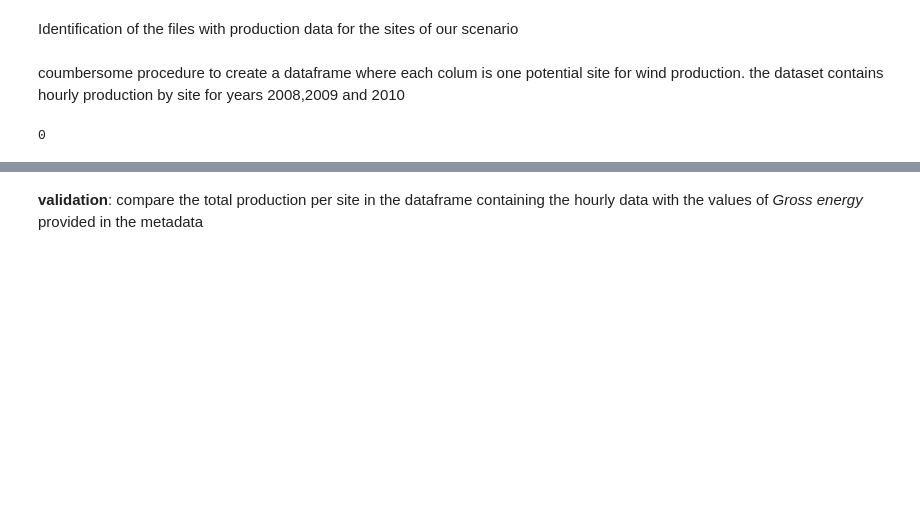
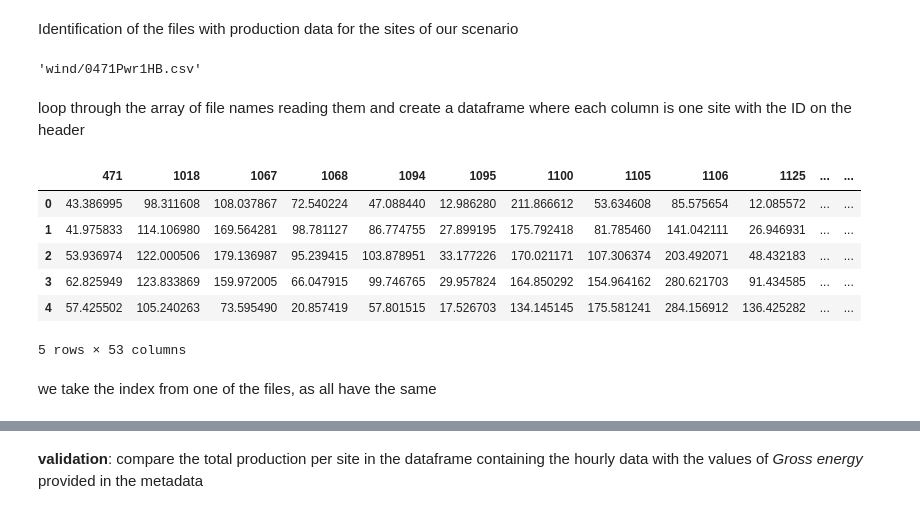
Before and after one commit to casiuncoloso/NATEM_Applied_Energy2017, a Jupyter notebook: wind.ipynb, the cells around one changed output, grey strips where cells are left out. Saved outputs shown, nothing was run; the diff lists cells and outputs as text; code cells hidden in the pictures; blank space fills up the shorter version.

```diff
--- a/wind.ipynb
+++ b/wind.ipynb
@@ -77,23 +111,6 @@ idQC='35TRGT_2008-2010_Actual/'+idQC+'Pwr1HB.csv'
-# %% [markdown]
-coumbersome procedure to create a dataframe where each colum is one potential site for wind production. the dataset contains hourly production by site for years 2008,2009 and 2010
-# %%
-counter=0
-wdf=[]
-for file in idQC:
-    #print(file)
-    w=pd.read_csv(file)
-    w.iloc[1,1]=w.columns[1].strip()
-    w.drop([0,1],inplace=True)
-    w.drop('PlantID = ',axis=1,inplace=True)
-    w.reset_index(drop=True,inplace=True)
-
-    if counter == 0:
-        wdf=w
-        print(counter)
-        counter=counter+1
-        continue
-    else:
-        wdf=wdf.merge(w,how='inner',left_index=True,right_index=True)
-        counter=counter+1
-# %% [output]
-0
+# %%
+idQC[0]
+# %% [output]
+'wind/0471Pwr1HB.csv'
+# %% [markdown]
+loop through the array of file names reading them and create a dataframe where each column is one site with the ID on the header
@@ -100,3 +126,15 @@ for file in idQC:
+# %%
+wdf.head()
+# %% [output]
+|  | 471 | 1018 | 1067 | 1068 | 1094 | 1095 | 1100 | 1105 | 1106 | 1125 | ... | ... |
+| 0 | 43.386995 | 98.311608 | 108.037867 | 72.540224 | 47.088440 | 12.986280 | 211.866612 | 53.634608 | 85.575654 | 12.085572 | ... | ... |
+| 1 | 41.975833 | 114.106980 | 169.564281 | 98.781127 | 86.774755 | 27.899195 | 175.792418 | 81.785460 | 141.042111 | 26.946931 | ... | ... |
+| 2 | 53.936974 | 122.000506 | 179.136987 | 95.239415 | 103.878951 | 33.177226 | 170.021171 | 107.306374 | 203.492071 | 48.432183 | ... | ... |
+| 3 | 62.825949 | 123.833869 | 159.972005 | 66.047915 | 99.746765 | 29.957824 | 164.850292 | 154.964162 | 280.621703 | 91.434585 | ... | ... |
+| 4 | 57.425502 | 105.240263 | 73.595490 | 20.857419 | 57.801515 | 17.526703 | 134.145145 | 175.581241 | 284.156912 | 136.425282 | ... | ... |
+5 rows × 53 columns
+# %% [markdown]
+we take the index from one of the files, as all have the same
 # %%
 windindex=pd.read_csv(idQC[0],skiprows=2,index_col='Date/Time ',parse_dates=True).index
 wdf.index=windindex
```
Also changed, not shown: parts of 16 cells of this notebook, 3 other files.
